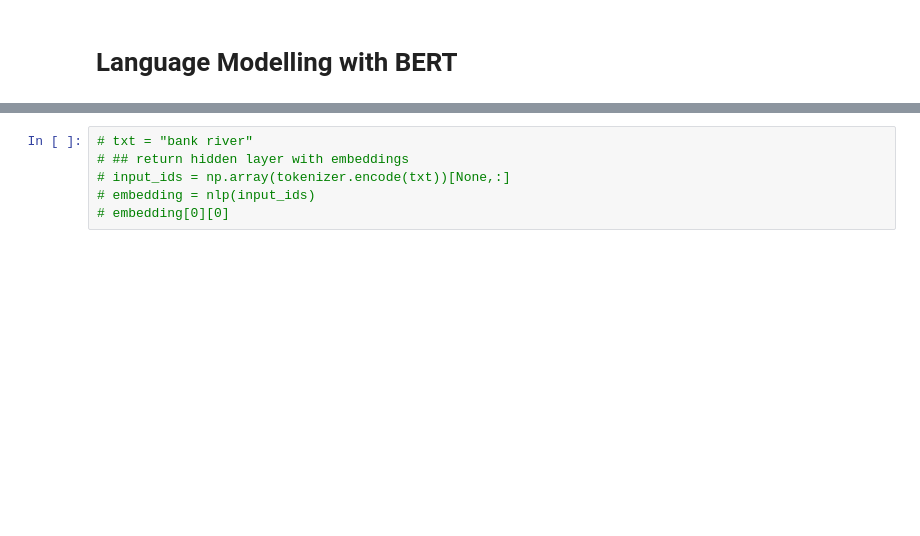
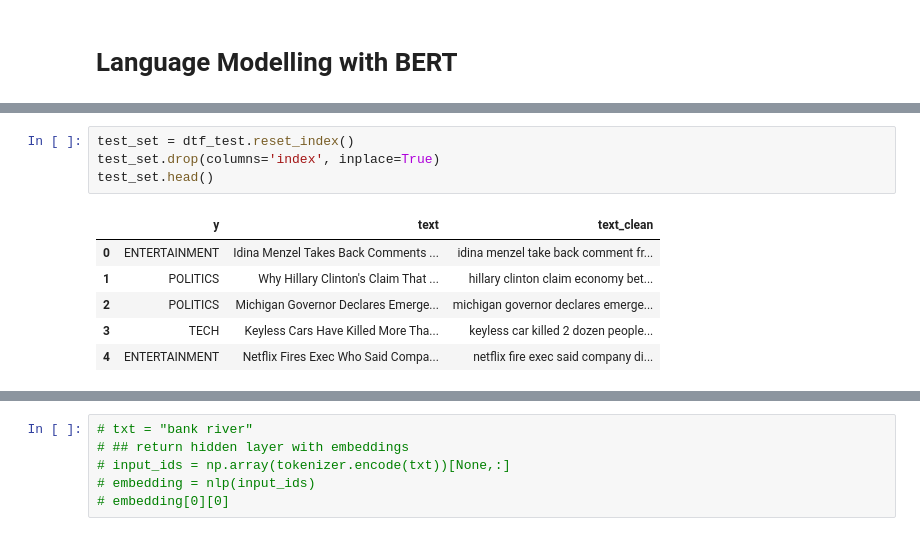
Before and after one commit to SokKanaTorajd/nlp-practices, a Jupyter notebook: text-classification-practice1.ipynb, the cells around one changed output, grey strips where cells are left out. Cells and saved outputs as stored; diff of their text form; blank space fills up the shorter version.

```diff
--- a/text-classification-practice1.ipynb
+++ b/text-classification-practice1.ipynb
@@ -888,0 +889,11 @@ If your task is similar to the task the model of the checkpoint was trained on,
+# %%
+test_set = dtf_test.reset_index()
+test_set.drop(columns='index', inplace=True)
+test_set.head()
+# %% [output]
+|  | y | text | text_clean |
+| 0 | ENTERTAINMENT | Idina Menzel Takes Back Comments ... | idina menzel take back comment fr... |
+| 1 | POLITICS | Why Hillary Clinton's Claim That ... | hillary clinton claim economy bet... |
+| 2 | POLITICS | Michigan Governor Declares Emerge... | michigan governor declares emerge... |
+| 3 | TECH | Keyless Cars Have Killed More Tha... | keyless car killed 2 dozen people... |
+| 4 | ENTERTAINMENT | Netflix Fires Exec Who Said Compa... | netflix fire exec said company di... |
```
Also changed, not shown: parts of 38 cells of this notebook.
